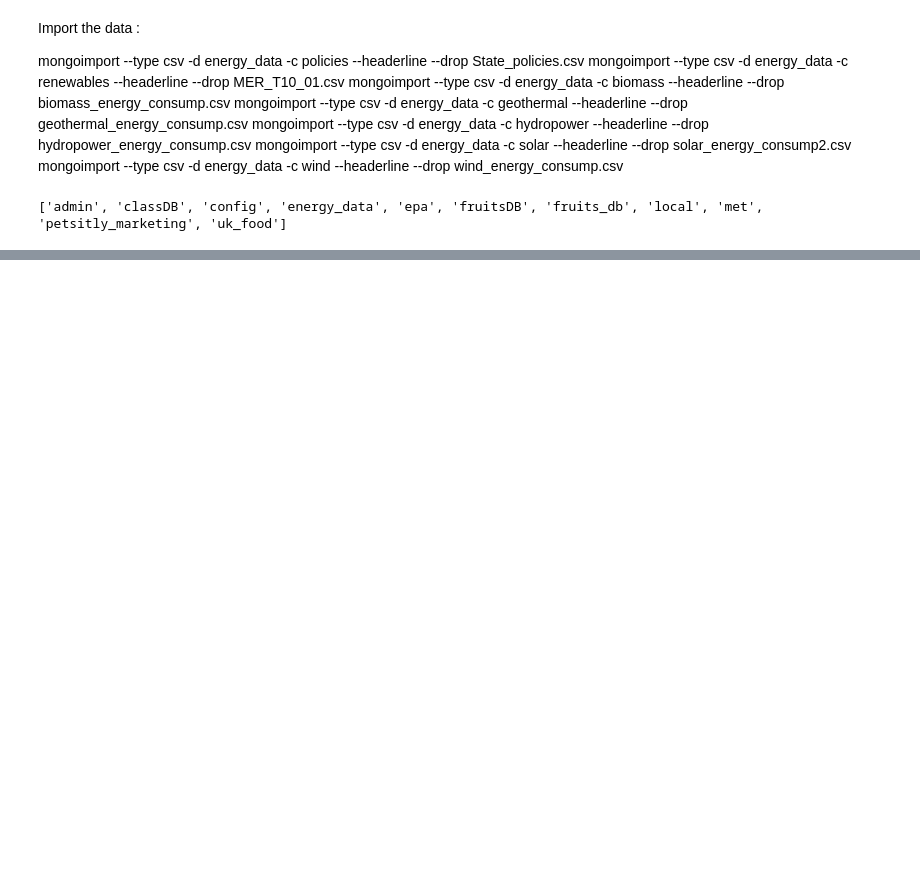
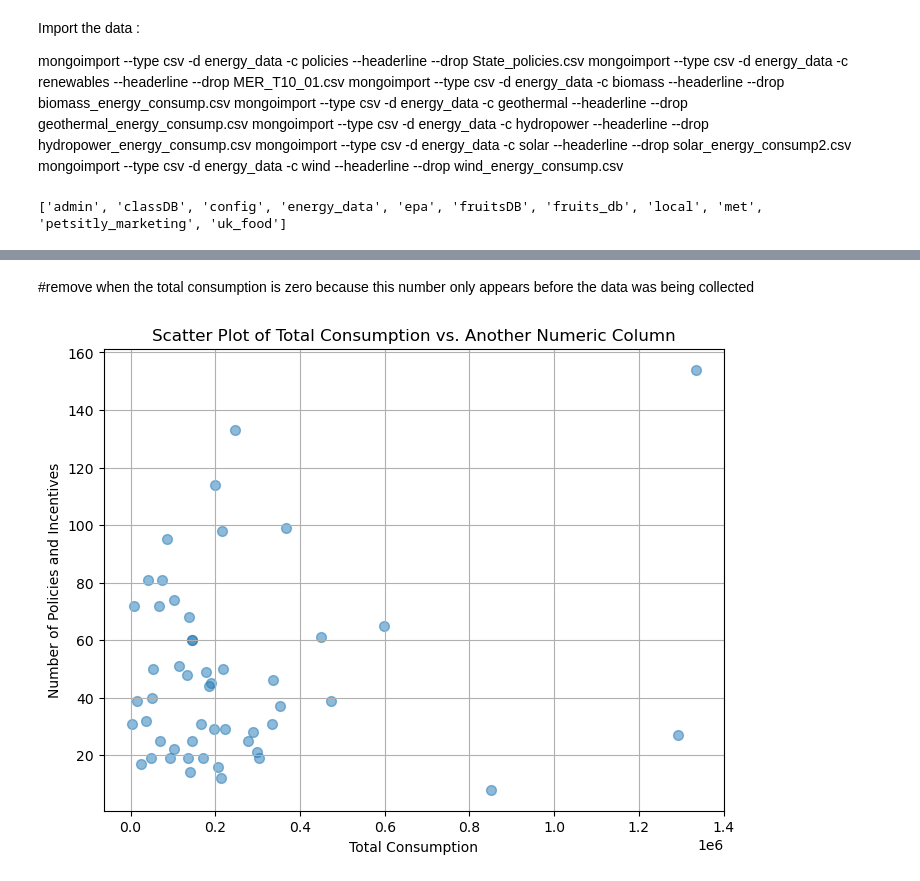
Before and after one commit to datairene/Energy, a Jupyter notebook: ISpolicy_states.ipynb, the cells around one changed output, grey strips where cells are left out. Drawn from its saved outputs; the diff is of its cells as text; code cells hidden in the pictures; blank space fills up the shorter version.

```diff
--- a/ISpolicy_states.ipynb
+++ b/ISpolicy_states.ipynb
@@ -126,0 +89,10 @@ ValueError: could not convert string to float: '1,281'
+# %%
+# Merge or combine the DataFrames to create a single DataFrame
+# combined_data = pd.merge(biomass_2021, geothermal_2021, on='State', suffixes=('_biomass', '_geothermal'))
+# combined_data = pd.merge(combined_data, hydropower_2021, on='State')
+# combined_data = pd.merge(combined_data, solar_2021, on='State')
+# combined_data = pd.merge(combined_data, wind_2021, on='State', suffixes=('_solar', '_wind'))
+combined_data = pd.merge(biomass_2021, geothermal_2021, on='State', suffixes=('_biomass', '_geothermal'), how='inner')
+combined_data = pd.merge(combined_data, hydropower_2021, on='State', how='inner')
+combined_data = pd.merge(combined_data, solar_2021, on='State', how='inner')
+combined_data = pd.merge(combined_data, wind_2021, on='State', suffixes=('_solar', '_wind'), how='inner')
@@ -126,0 +119,2 @@ ValueError: could not convert string to float: '1,281'
+# %%
+combined_data.columns = ['State', 'Biomass', 'Geothermal', 'Hydropower', 'Solar', 'Wind']
@@ -126,0 +130,2 @@ ValueError: could not convert string to float: '1,281'
+# %%
+combined_data = pd.merge(combined_data, policies_df[['State', 'Number of Policies and Incentives']], on='State')
@@ -126,0 +141,10 @@ ValueError: could not convert string to float: '1,281'
+# %%
+# # Check for missing values in the columns
+# missing_values = combined_data[['Biomass', 'Geothermal', 'Hydropower', 'Solar', 'Wind']].isnull().sum()
+# print(missing_values)
+
+# Remove commas from the columns and convert them to numeric types
+combined_data[['Biomass', 'Geothermal', 'Hydropower', 'Solar', 'Wind']] = combined_data[['Biomass', 'Geothermal', 'Hydropower', 'Solar', 'Wind']].replace(',', '', regex=True).astype(float)
+
+# Sum the consumption values across all renewable energy sources for each state
+combined_data['Total Consumption'] = combined_data['Biomass'] + combined_data['Geothermal'] + combined_data['Hydropower'] + combined_data['Solar'] + combined_data['Wind']
@@ -126,0 +160,16 @@ ValueError: could not convert string to float: '1,281'
+# %% [markdown]
+#remove when the total consumption is zero because this number only appears before the data was being collected
+# %%
+x = combined_data['Total Consumption']
+y = combined_data['Number of Policies and Incentives']
+
+plt.figure(figsize=(8, 6))
+plt.scatter(x, y, s=50, alpha=0.5)  # s is the marker size, alpha is the transparency
+
+plt.title('Scatter Plot of Total Consumption vs. Another Numeric Column')
+plt.xlabel('Total Consumption')
+plt.ylabel('Number of Policies and Incentives')
+plt.grid(True)
+plt.show()
+# %% [output]
+[figure, added]
```
Also changed, not shown: parts of 19 cells of this notebook.
